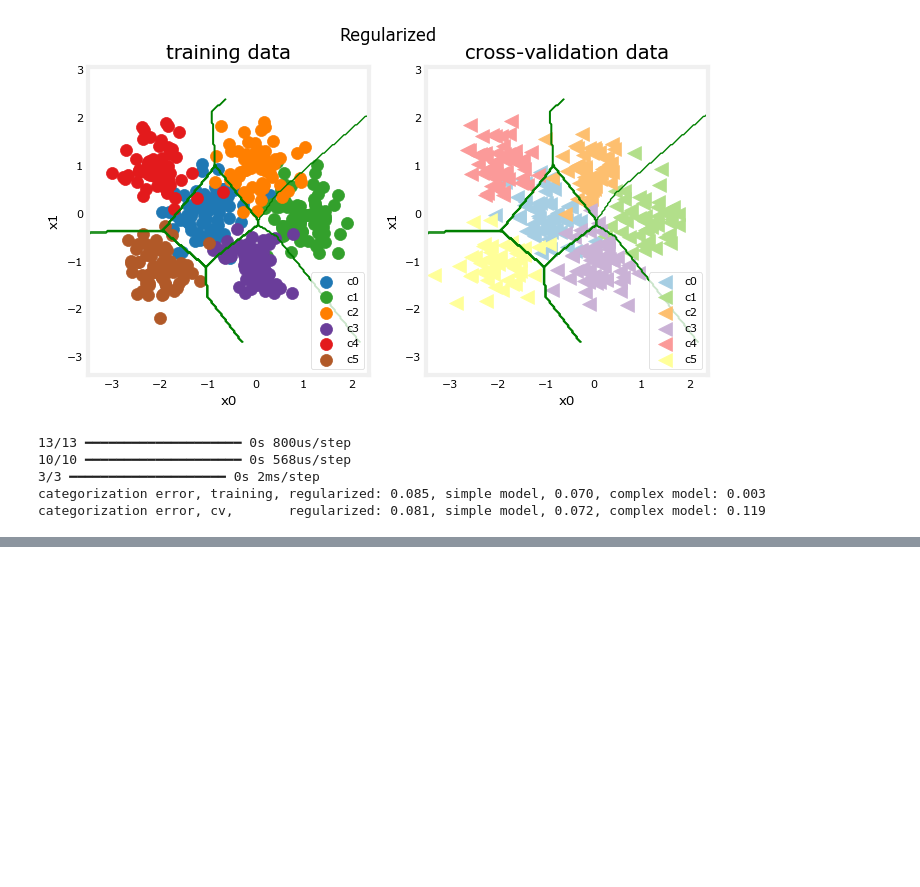
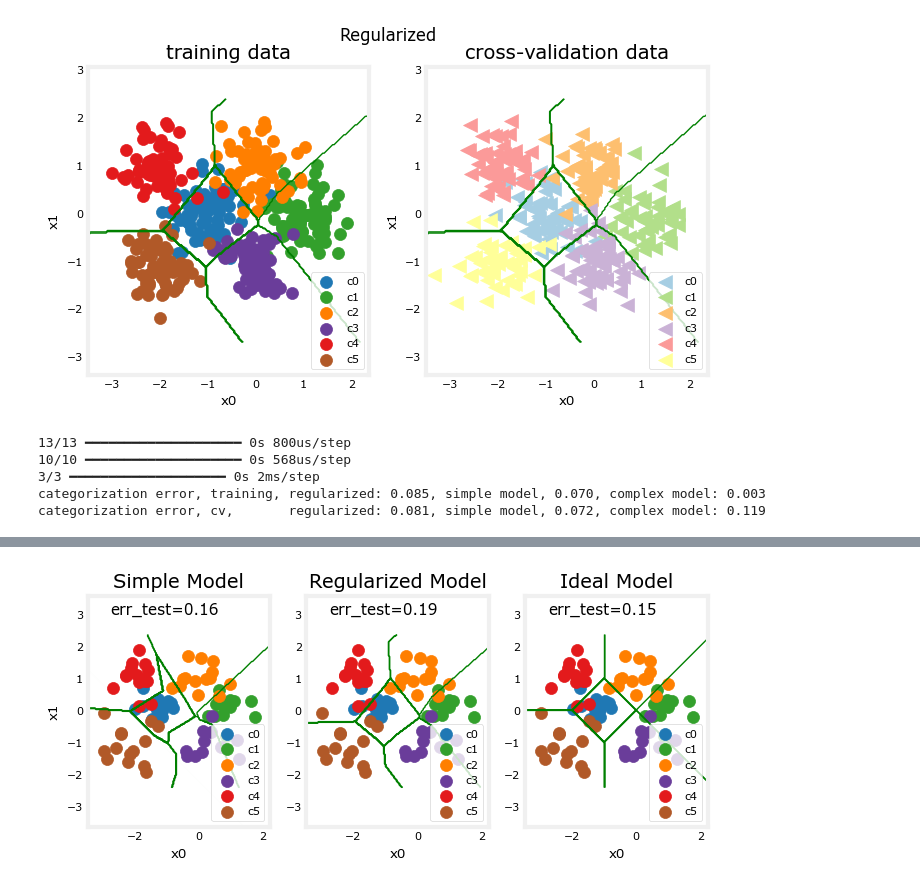
Before and after one commit to RishxGit/Model-Evaluation, a Jupyter notebook: model_evaluation.ipynb, the cells around one changed output, grey strips where cells are left out. Drawn from its saved outputs; the diff is of its cells as text; code cells hidden in the pictures; blank space fills up the shorter version.

```diff
--- a/model_evaluation.ipynb
+++ b/model_evaluation.ipynb
@@ -448,0 +501,3 @@ categorization error, cv,       regularized: 0.081, simple model, 0.072, complex
+# %%
+plt_compare(X_test,y_test, classes, model_predict_s, model_predict_r, centers)
+# %% [output]
@@ -448,0 +508 @@ categorization error, cv,       regularized: 0.081, simple model, 0.072, complex
+[figure, added]
```
Also changed, not shown: parts of 3 cells of this notebook.
